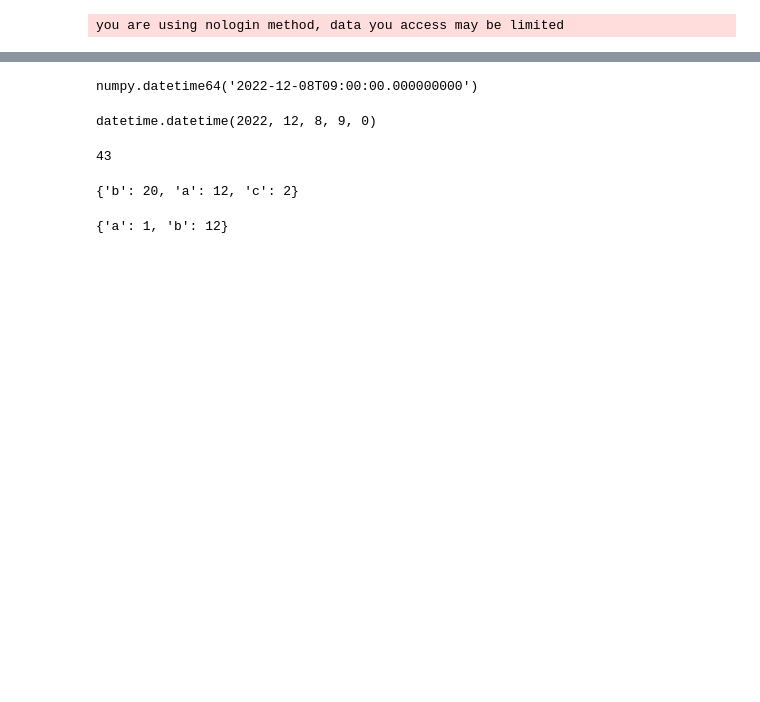
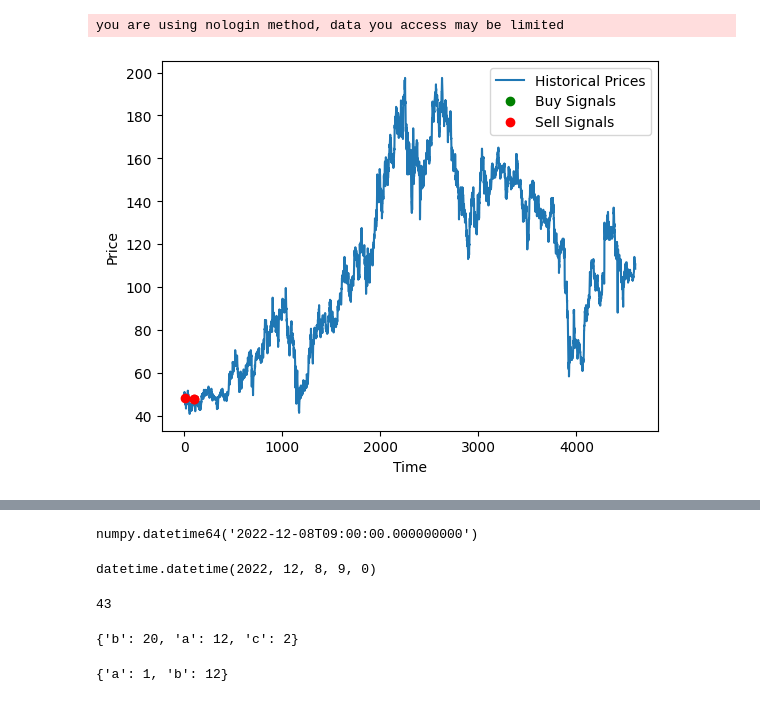
Before and after one commit to Lelalomos/analysis_bot, a Jupyter notebook: test.ipynb, the cells around one changed output, grey strips where cells are left out. Drawn from its saved outputs; the diff is of its cells as text; code cells hidden in the pictures; blank space fills up the shorter version.

```diff
--- a/test.ipynb
+++ b/test.ipynb
@@ -31,0 +43,53 @@ from trade import pvt_with_divergence
+# %%
+df = get_data(tv, "SET", "SCB", 10000)
+df = df.reset_index()
+
+# Define the fast MA period
+fast_ma_period = 3
+
+# Define the slow MA period
+slow_ma_period = 5
+
+# Define the stochastic oscillator period
+stoch_period = 3
+
+# Calculate the fast MA
+fast_ma = talib.MA(df['close'], timeperiod=fast_ma_period)
+
+# Calculate the slow MA
+slow_ma = talib.MA(df['close'], timeperiod=slow_ma_period)
+
+# Calculate the stochastic oscillator
+stoch = talib.STOCH(df['high'], df['low'], df['close'], fastk_period=stoch_period, slowk_period=stoch_period, slowd_period=stoch_period)
+
+# Get the indices of the buy signals
+buy_signals = np.where(fast_ma > slow_ma)[0]
+
+# Confirm buy signals with oversold conditions
+buy_signals = np.intersect1d(buy_signals, np.where(stoch[0] < 20)[0])
+
+# Get the indices of the sell signals
+sell_signals = np.where(fast_ma < slow_ma)[0]
+
+# Confirm sell signals with overbought conditions
+sell_signals = np.intersect1d(sell_signals, np.where(stoch[0] > 80)[0])
+
+
+# Create a line chart of the historical prices
+plt.plot(df['close'], label='Historical Prices')
+
+# Create a line chart of the buy signals
+plt.plot(buy_signals, df['close'][buy_signals], 'go', label='Buy Signals')
+
+# Create a line chart of the sell signals
+plt.plot(sell_signals, df['close'][sell_signals], 'ro', label='Sell Signals')
+
+# Add labels to the chart
+plt.xlabel('Time')
+plt.ylabel('Price')
+plt.legend()
+
+# Display the chart
+plt.show()
+# %% [output]
+[figure, added]
```
Also changed, not shown: parts of 7 cells of this notebook, 1 other file.
